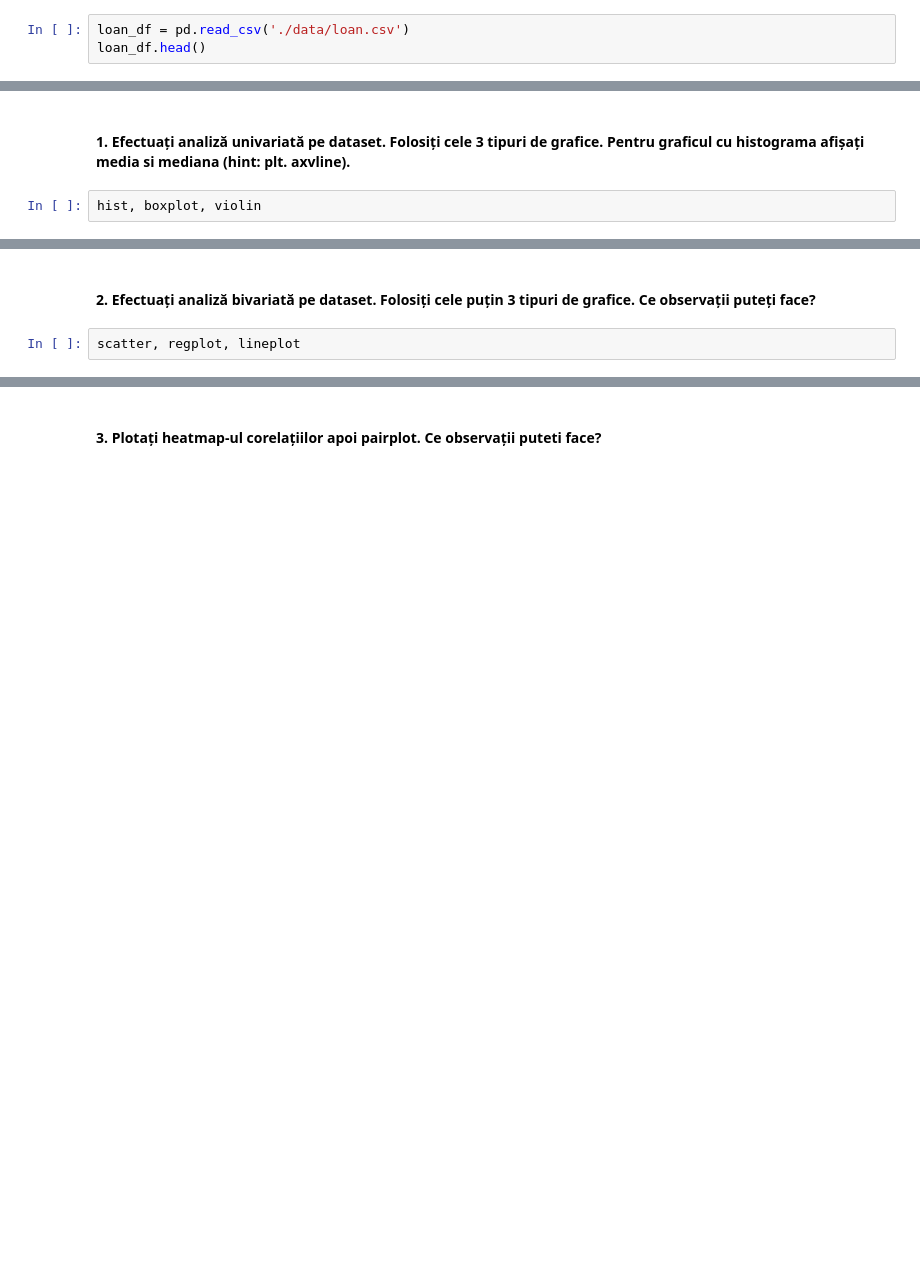
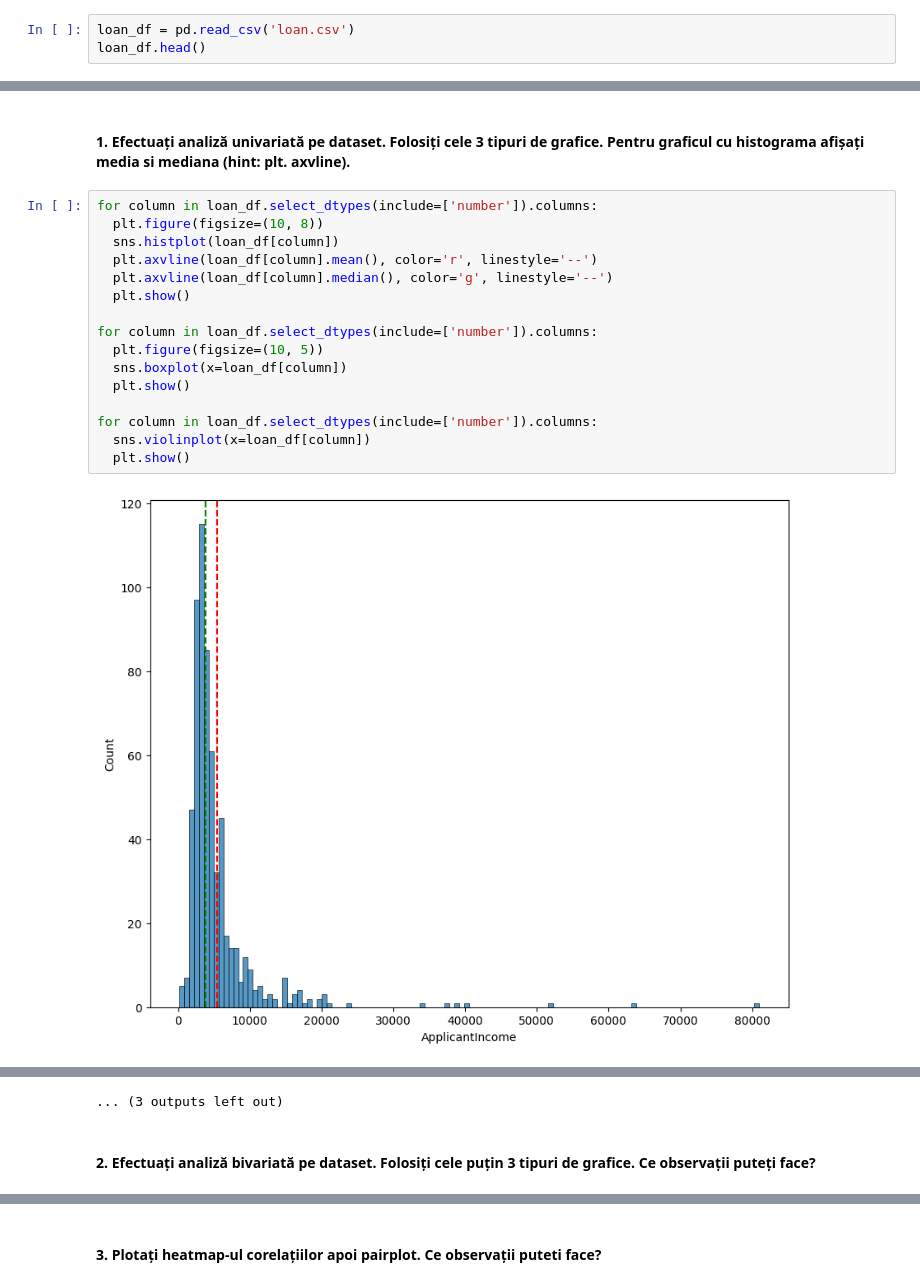
Before and after one commit to monica-raluca/MM, a Jupyter notebook: Lab03PR.ipynb, the cells around one changed output, grey strips where cells are left out. Cells and saved outputs as stored; diff of their text form; blank space fills up the shorter version.

```diff
--- a/Lab03PR.ipynb
+++ b/Lab03PR.ipynb
@@ -392,5 +496,5 @@ plt.show()
 # %% [markdown]
 Pentru exerciții vom folosi datasetul [Loan Predication](https://www.kaggle.com/datasets/ninzaami/loan-predication).
 # %%
-loan_df = pd.read_csv('./data/loan.csv')
+loan_df = pd.read_csv('loan.csv')
 loan_df.head()
@@ -399,4 +520,20 @@ loan_df.describe()
 # %% [markdown]
 #### 1. Efectuați analiză univariată pe dataset. Folosiți cele 3 tipuri de grafice. Pentru graficul cu histograma afișați media si mediana (hint: plt. axvline).
-# %%
-hist, boxplot, violin
+# %%
+for column in loan_df.select_dtypes(include=['number']).columns:
+  plt.figure(figsize=(10, 8))
+  sns.histplot(loan_df[column])
+  plt.axvline(loan_df[column].mean(), color='r', linestyle='--')
+  plt.axvline(loan_df[column].median(), color='g', linestyle='--')
+  plt.show()
+
+for column in loan_df.select_dtypes(include=['number']).columns:
+  plt.figure(figsize=(10, 5))
+  sns.boxplot(x=loan_df[column])
+  plt.show()
+
+for column in loan_df.select_dtypes(include=['number']).columns:
+  sns.violinplot(x=loan_df[column])
+  plt.show()
+# %% [output]
+[figure, added]
@@ -403,4 +551,3 @@ hist, boxplot, violin
+... (3 outputs left out)
 # %% [markdown]
 #### 2. Efectuați analiză bivariată pe dataset. Folosiți cele puțin 3 tipuri de grafice. Ce observații puteți face?
-# %%
-scatter, regplot, lineplot
```
Also changed, not shown: parts of 34 cells of this notebook.
